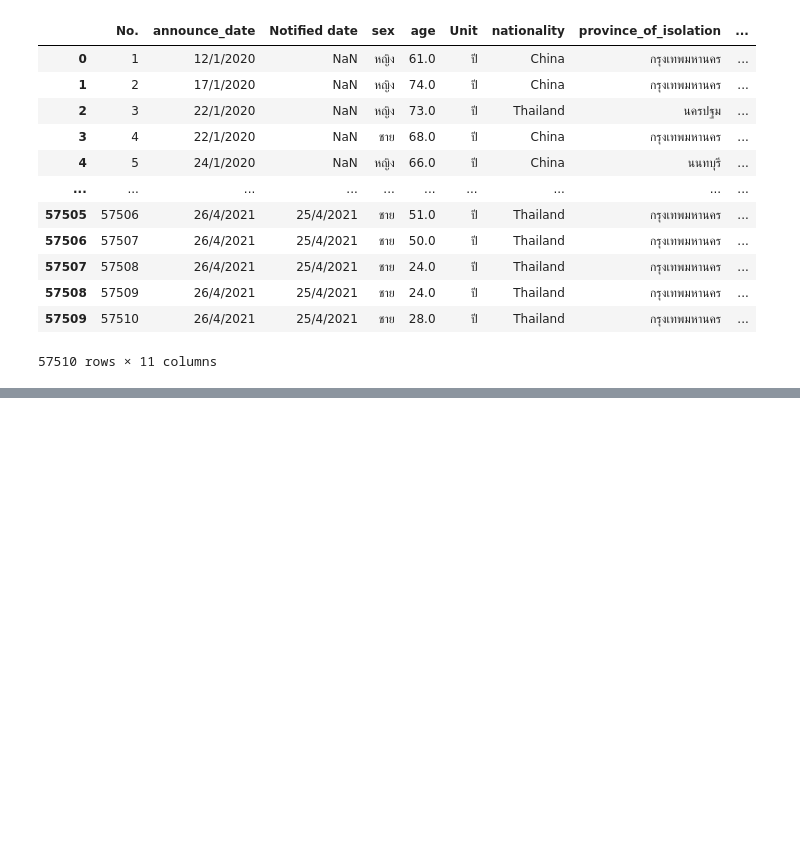
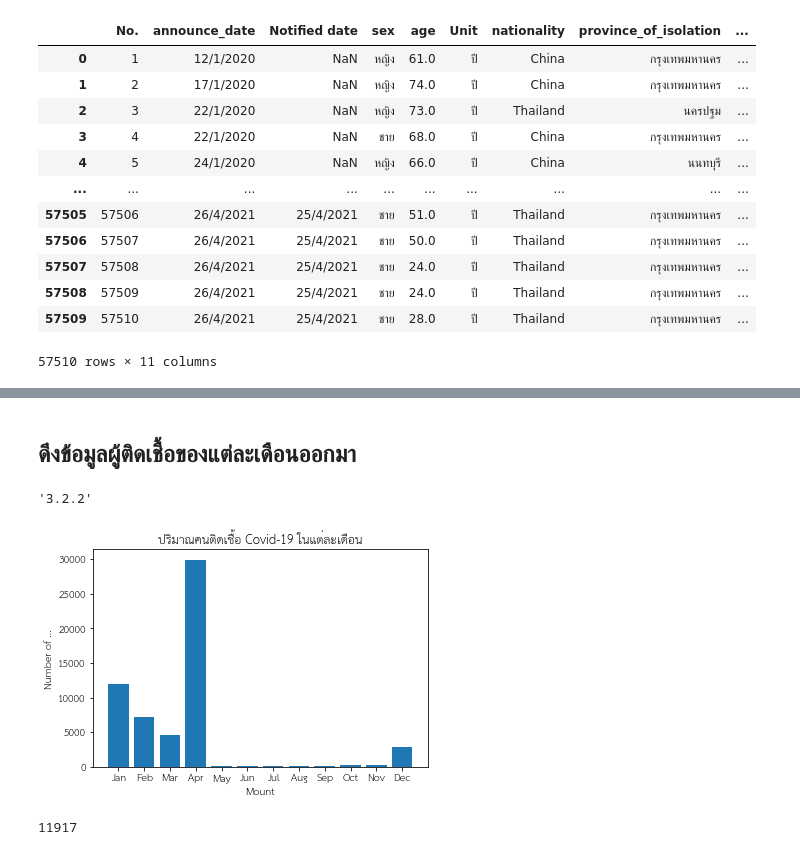
Before and after one commit to Suchirapon/KKU_data_mining, a Jupyter notebook: Vis_Final_Exam.ipynb, the cells around one changed output, grey strips where cells are left out. Cells and saved outputs as stored; diff of their text form; code cells hidden in the pictures; blank space fills up the shorter version.

```diff
--- a/Vis_Final_Exam.ipynb
+++ b/Vis_Final_Exam.ipynb
@@ -57,0 +92,3 @@ from datetime import time
+# %%
+covid19['announce_date']  = pd.to_datetime(covid19['announce_date'],format='%Y-%m-%d')
+covid19.head()
@@ -57,0 +102,2 @@ from datetime import time
+# %% [markdown]
+## ดึงข้อมูลผู้ติดเชื้อของแต่ละเดือนออกมา
@@ -57,0 +106,5 @@ from datetime import time
+# %%
+import matplotlib
+matplotlib.__version__
+# %% [output]
+'3.2.2'
@@ -57,0 +113,27 @@ from datetime import time
+# %%
+import matplotlib as mpl
+mpl.font_manager.fontManager.addfont('thsarabunnew-webfont.ttf')
+mpl.rc('font', family='TH Sarabun New')
+# %%
+plt.bar([1,2,3,4,5,6,7,8,9,10,11,12],[covid19[covid19['announce_date'].dt.month == 1].shape[0],
+                         covid19[covid19['announce_date'].dt.month == 2].shape[0],
+                         covid19[covid19['announce_date'].dt.month == 3].shape[0],
+                         covid19[covid19['announce_date'].dt.month == 4].shape[0],
+                         covid19[covid19['announce_date'].dt.month == 5].shape[0],
+                         covid19[covid19['announce_date'].dt.month == 6].shape[0],
+                         covid19[covid19['announce_date'].dt.month == 7].shape[0],
+                         covid19[covid19['announce_date'].dt.month == 8].shape[0],
+                         covid19[covid19['announce_date'].dt.month == 9].shape[0],
+                         covid19[covid19['announce_date'].dt.month == 10].shape[0],
+                         covid19[covid19['announce_date'].dt.month == 11].shape[0],
+                         covid19[covid19['announce_date'].dt.month == 12].shape[0]
+                         ],tick_label=['Jan','Feb','Mar','Apr','May','Jun','Jul','Aug','Sep','Oct','Nov','Dec'])
+plt.xlabel('Mount')
+plt.ylabel('Number of ...')
+plt.title('ปริมาณคนติดเชื้อ Covid-19 ในแต่ละเดือน');
+# %% [output]
+[figure, added]
+# %%
+covid19[covid19['announce_date'].dt.month == 1].shape[0]
+# %% [output]
+11917
```
Also changed, not shown: parts of 12 cells of this notebook.
